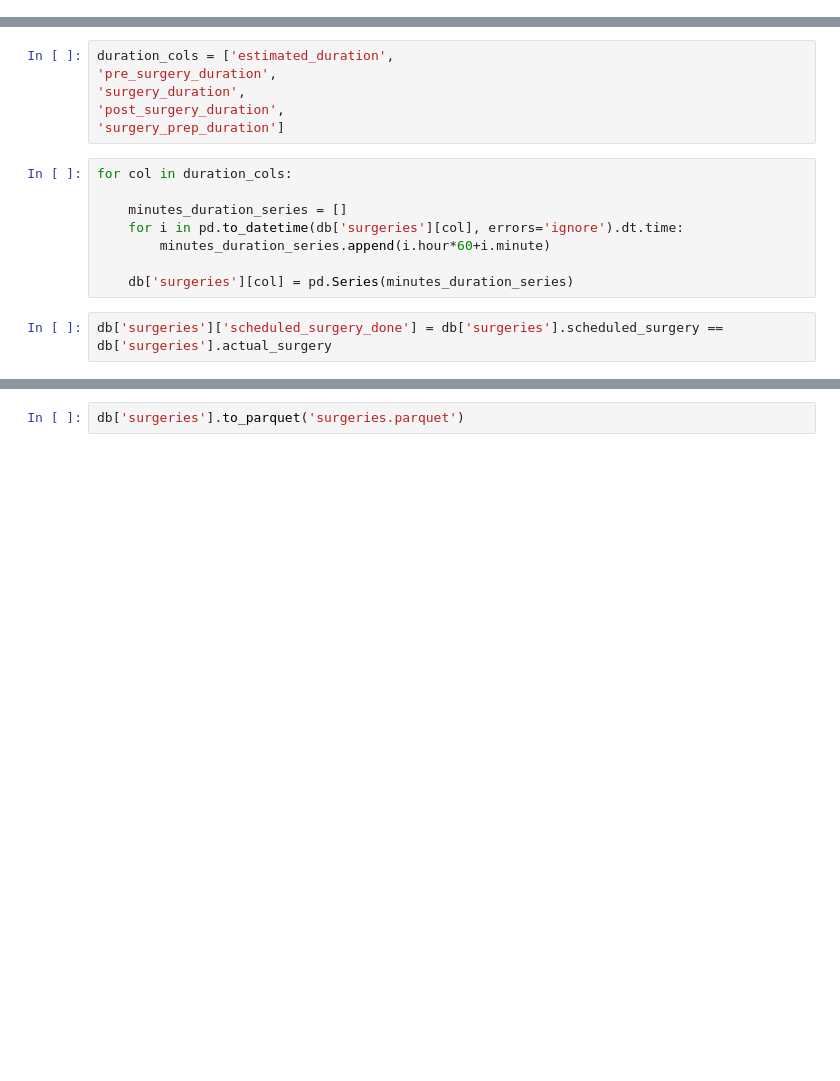
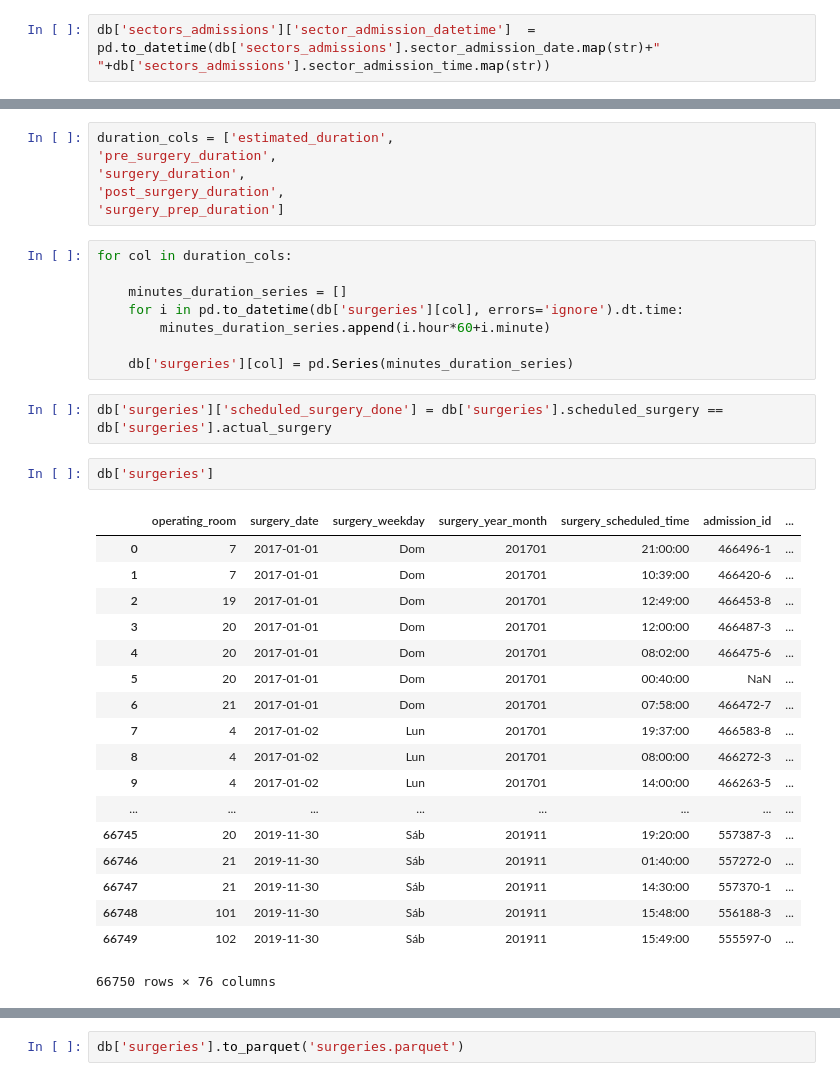
Before and after one commit to josedallavia/A-Machine-Learning-Approach-for-Optimization-of-Hospital-Bed-Utilization, a Jupyter notebook: columns_renamed.ipynb, the cells around one changed output, grey strips where cells are left out. Cells and saved outputs as stored; diff of their text form; blank space fills up the shorter version.

Commit message:
sector admissions df has datetime column

```diff
--- a/columns_renamed.ipynb
+++ b/columns_renamed.ipynb
@@ -345,3 +345,5 @@ db['sectors_admissions'].head()
 | 2 | 466471-4 | 3714597-2 | 2017-01-01 | 02:00:00 | EME | I |
 | 3 | 466471-4 | 3714597-2 | 2017-01-01 | 06:38:00 | UCO | I |
 | 4 | 466472-7 | 3714595-2 | 2017-01-01 | 02:00:00 | T10 | C |
+# %%
+db['sectors_admissions']['sector_admission_datetime']  = pd.to_datetime(db['sectors_admissions'].sector_admission_date.map(str)+" "+db['sectors_admissions'].sector_admission_time.map(str))
@@ -491,3 +502,24 @@ for col in duration_cols:
     db['surgeries'][col] = pd.Series(minutes_duration_series)
 # %%
 db['surgeries']['scheduled_surgery_done'] = db['surgeries'].scheduled_surgery == db['surgeries'].actual_surgery
+# %%
+db['surgeries']
+# %% [output]
+|  | operating_room | surgery_date | surgery_weekday | surgery_year_month | surgery_scheduled_time | admission_id | ... |
+| 0 | 7 | 2017-01-01 | Dom | 201701 | 21:00:00 | 466496-1 | ... |
+| 1 | 7 | 2017-01-01 | Dom | 201701 | 10:39:00 | 466420-6 | ... |
+| 2 | 19 | 2017-01-01 | Dom | 201701 | 12:49:00 | 466453-8 | ... |
+| 3 | 20 | 2017-01-01 | Dom | 201701 | 12:00:00 | 466487-3 | ... |
+| 4 | 20 | 2017-01-01 | Dom | 201701 | 08:02:00 | 466475-6 | ... |
+| 5 | 20 | 2017-01-01 | Dom | 201701 | 00:40:00 | NaN | ... |
+| 6 | 21 | 2017-01-01 | Dom | 201701 | 07:58:00 | 466472-7 | ... |
+| 7 | 4 | 2017-01-02 | Lun | 201701 | 19:37:00 | 466583-8 | ... |
+| 8 | 4 | 2017-01-02 | Lun | 201701 | 08:00:00 | 466272-3 | ... |
+| 9 | 4 | 2017-01-02 | Lun | 201701 | 14:00:00 | 466263-5 | ... |
+| ... | ... | ... | ... | ... | ... | ... | ... |
+| 66745 | 20 | 2019-11-30 | Sáb | 201911 | 19:20:00 | 557387-3 | ... |
+| 66746 | 21 | 2019-11-30 | Sáb | 201911 | 01:40:00 | 557272-0 | ... |
+| 66747 | 21 | 2019-11-30 | Sáb | 201911 | 14:30:00 | 557370-1 | ... |
+| 66748 | 101 | 2019-11-30 | Sáb | 201911 | 15:48:00 | 556188-3 | ... |
+| 66749 | 102 | 2019-11-30 | Sáb | 201911 | 15:49:00 | 555597-0 | ... |
+66750 rows × 76 columns
```
Also changed, not shown: parts of 2 cells of this notebook.
